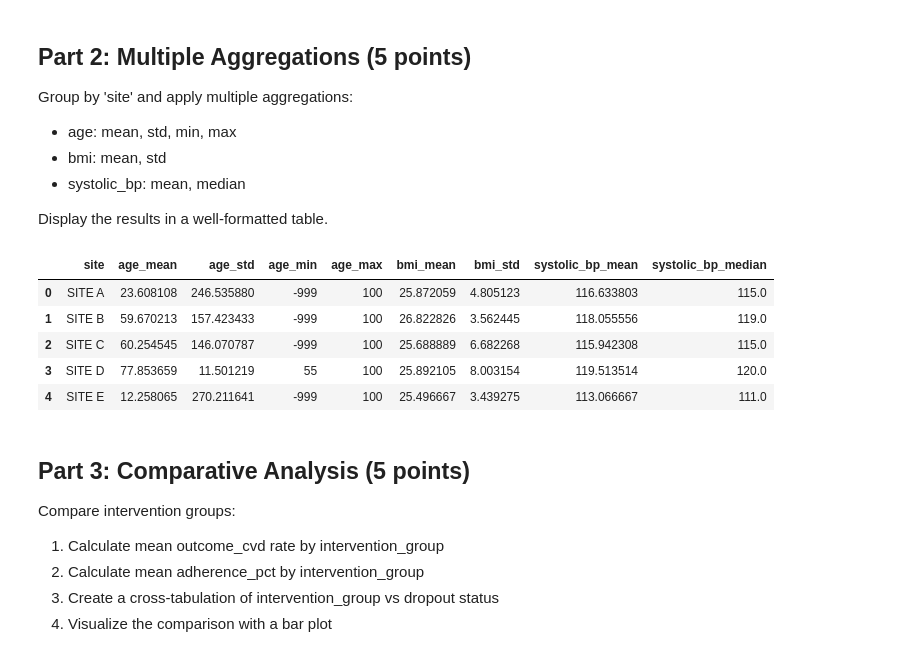
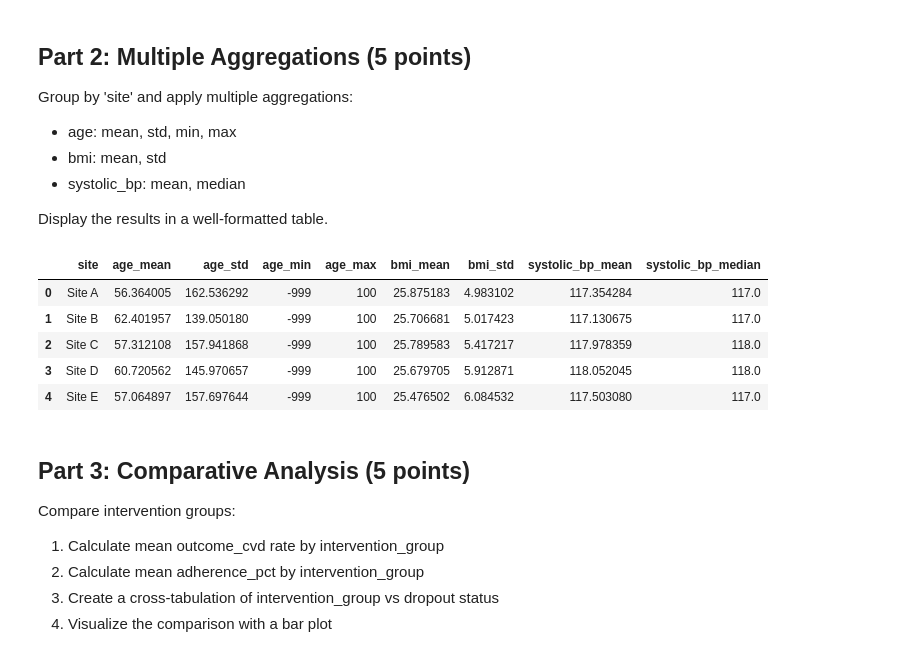
Before and after one commit to UCSF-DataSci/ds217-midterm-kathrynnnreidddd, a Jupyter notebook: q7_aggregation.ipynb, the cells around one changed output. Saved outputs shown, nothing was run; the diff lists cells and outputs as text; code cells hidden in the pictures.

```diff
--- a/q7_aggregation.ipynb
+++ b/q7_aggregation.ipynb
@@ -106,25 +156,42 @@ Group by 'site' and apply multiple aggregations:
 Display the results in a well-formatted table.
 # %%
 # TODO: Multiple aggregations
+
+import re
+import pandas as pd
+
+df = pd.read_csv("data/clinical_trial_raw.csv")
+
+def normalize_site(s):
+    s = str(s).upper()
+    # Match both "SITE A" and "A"
+    m = re.search(r'\bSITE\W*([A-E])\b', s)
+    if not m:
+        m = re.search(r'\b([A-E])\b', s)
+    return m.group(1) if m else None
+
+df["site"] = df["site"].apply(normalize_site)
+df = df.dropna(subset=["site"])
+df["site"] = "Site " + df["site"]
 
 agg_dict = {
     "age": ["mean", "std", "min", "max"],
     "bmi": ["mean", "std"],
-    "systolic_bp": ["mean", "median"]
+    "systolic_bp": ["mean", "median"],
 }
-
 multi_agg = df.groupby("site").agg(agg_dict)
-multi_agg.columns = ["_".join(col).strip() for col in multi_agg.columns.values]  # flatten MultiIndex
+multi_agg.columns = ["_".join(c) for c in multi_agg.columns]
 multi_agg = multi_agg.reset_index()
 
+multi_agg.to_csv("output/q7_site_summary.csv", index=False)
 display(multi_agg.head())
 # %% [output]
 |  | site | age_mean | age_std | age_min | age_max | bmi_mean | bmi_std | systolic_bp_mean | systolic_bp_median |
-| 0 | SITE A | 23.608108 | 246.535880 | -999 | 100 | 25.872059 | 4.805123 | 116.633803 | 115.0 |
-| 1 | SITE B | 59.670213 | 157.423433 | -999 | 100 | 26.822826 | 3.562445 | 118.055556 | 119.0 |
-| 2 | SITE C | 60.254545 | 146.070787 | -999 | 100 | 25.688889 | 6.682268 | 115.942308 | 115.0 |
-| 3 | SITE D | 77.853659 | 11.501219 | 55 | 100 | 25.892105 | 8.003154 | 119.513514 | 120.0 |
-| 4 | SITE E | 12.258065 | 270.211641 | -999 | 100 | 25.496667 | 3.439275 | 113.066667 | 111.0 |
+| 0 | Site A | 56.364005 | 162.536292 | -999 | 100 | 25.875183 | 4.983102 | 117.354284 | 117.0 |
+| 1 | Site B | 62.401957 | 139.050180 | -999 | 100 | 25.706681 | 5.017423 | 117.130675 | 117.0 |
+| 2 | Site C | 57.312108 | 157.941868 | -999 | 100 | 25.789583 | 5.417217 | 117.978359 | 118.0 |
+| 3 | Site D | 60.720562 | 145.970657 | -999 | 100 | 25.679705 | 5.912871 | 118.052045 | 118.0 |
+| 4 | Site E | 57.064897 | 157.697644 | -999 | 100 | 25.476502 | 6.084532 | 117.503080 | 117.0 |
 # %% [markdown]
 ## Part 3: Comparative Analysis (5 points)
 
```
Also changed, not shown: parts of 4 cells of this notebook, 17 other files.
